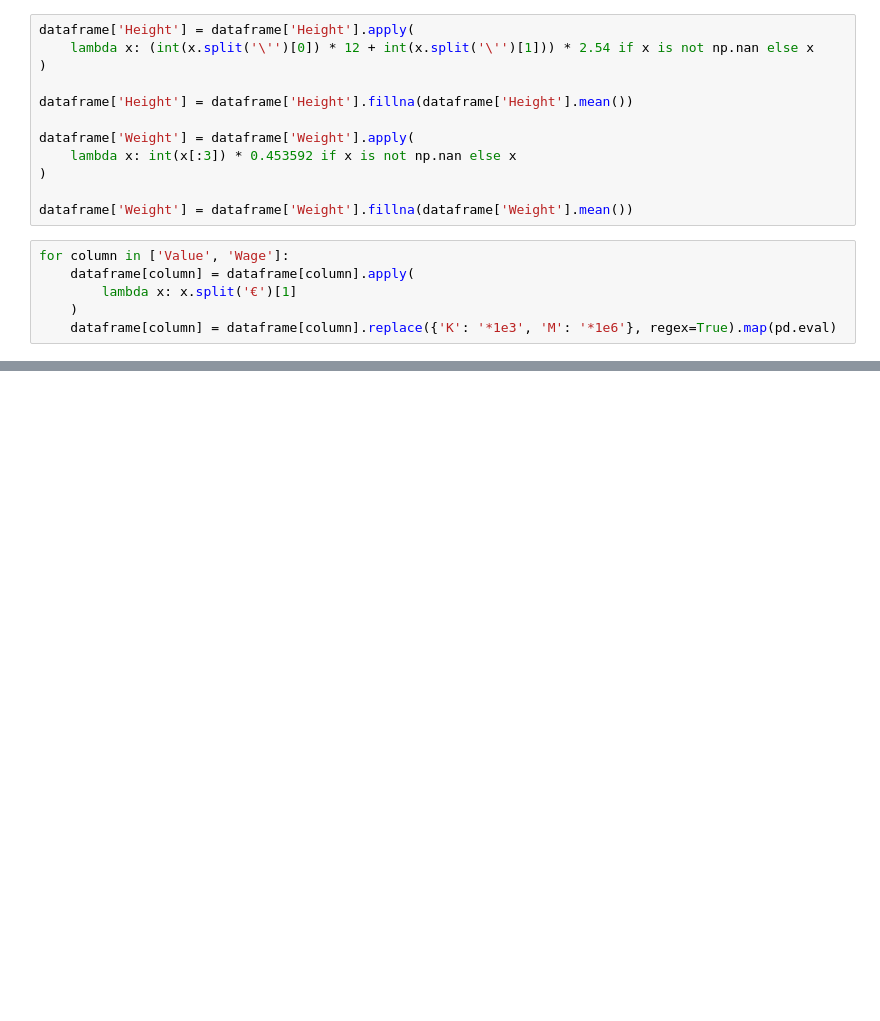
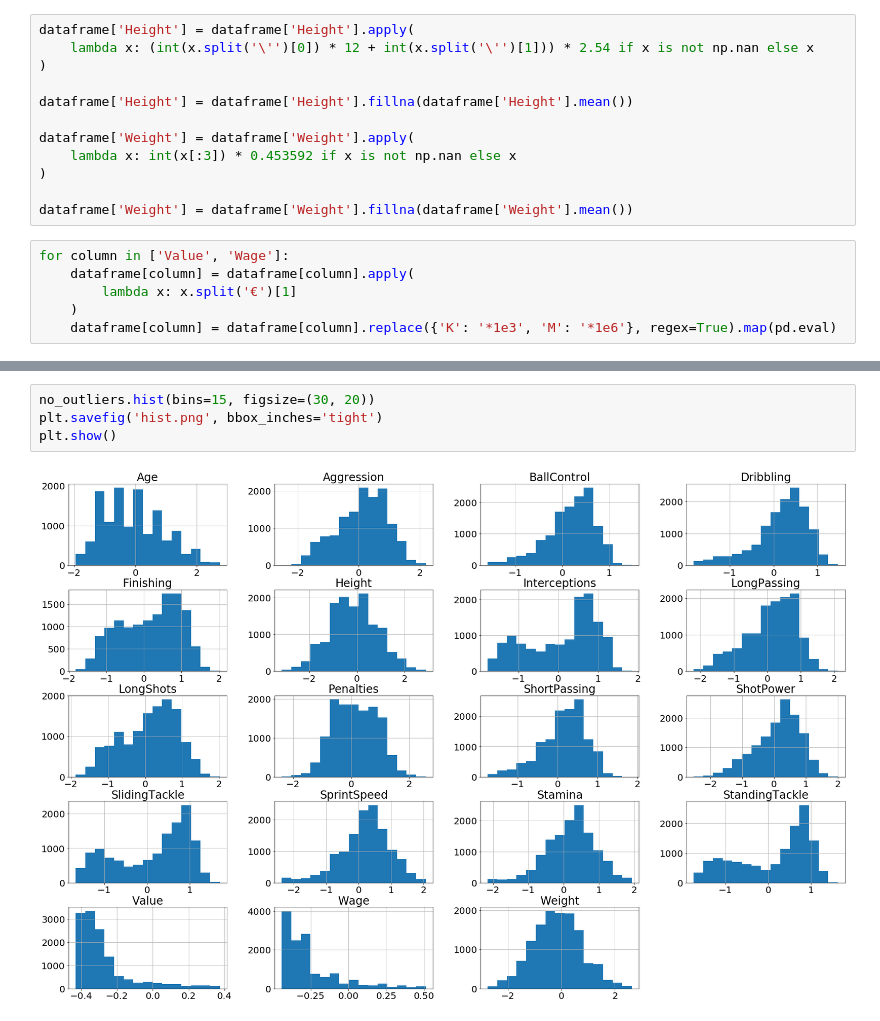
Before and after one commit to pdarulewski/intro_machine_learning_and_data_mining, a Jupyter notebook: project_1/project_1.ipynb, the cells around one changed output, grey strips where cells are left out. Drawn from its saved outputs; the diff is of its cells as text; blank space fills up the shorter version.

```diff
--- a/project_1/project_1.ipynb
+++ b/project_1/project_1.ipynb
@@ -52,0 +115,6 @@ for column in ['Value', 'Wage']:
+# %%
+no_outliers.hist(bins=15, figsize=(30, 20))
+plt.savefig('hist.png', bbox_inches='tight')
+plt.show()
+# %% [output]
+[figure, added]
```
Also changed, not shown: parts of 18 cells of this notebook, 1 other file.
